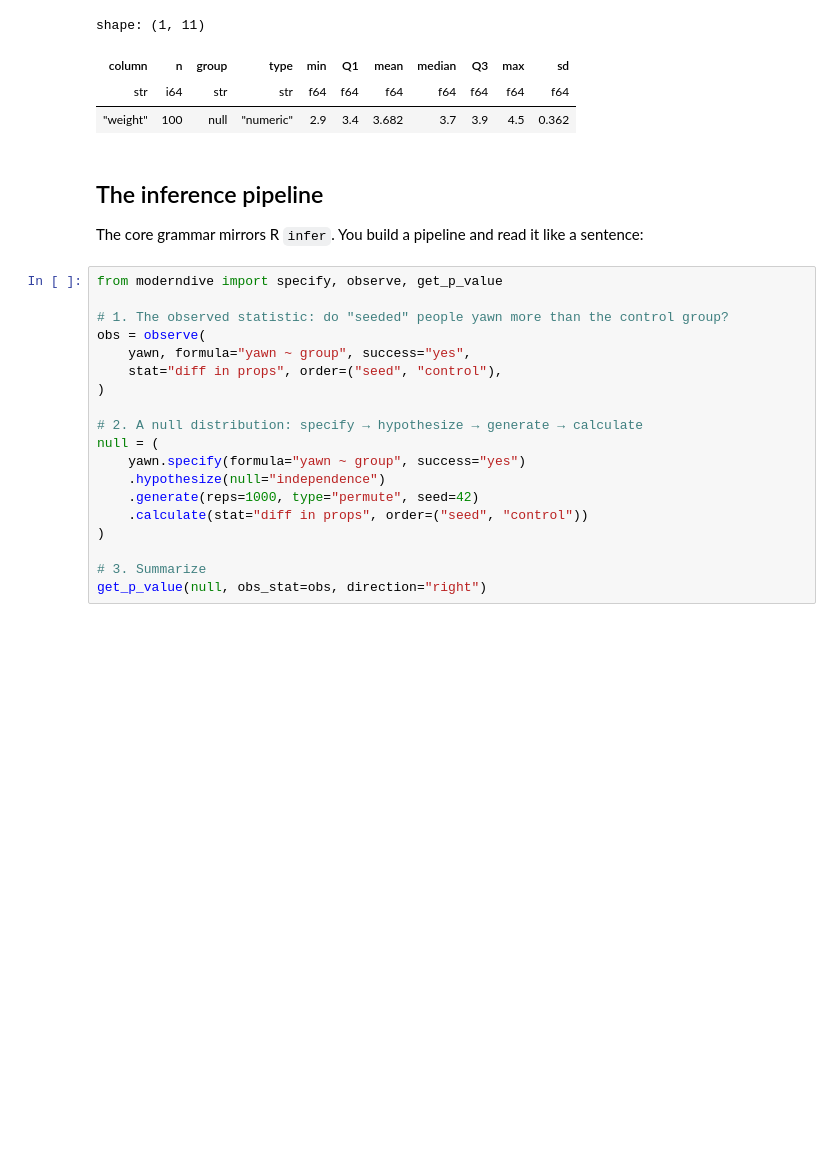
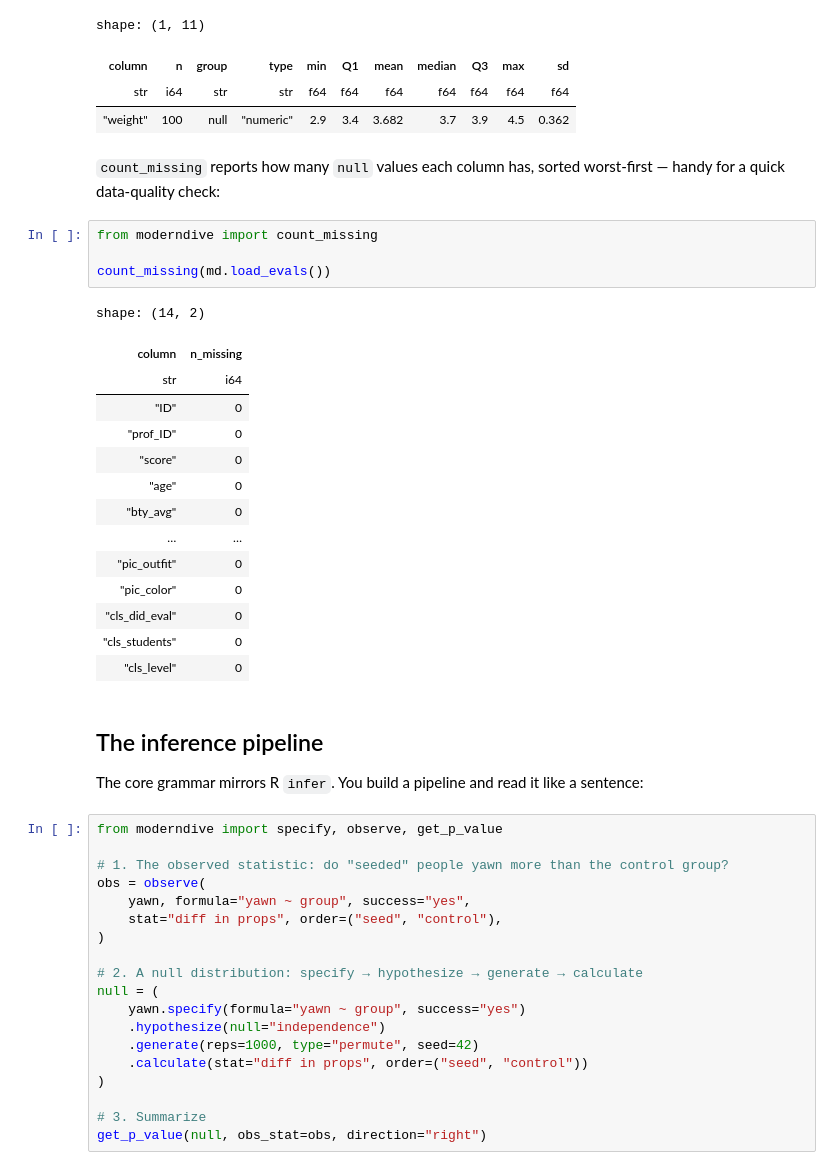
Before and after one commit to moderndive/moderndive-python, a Jupyter notebook: doc/_build/jupyter_execute/getting-started.ipynb, the cells around one changed output. Cells and saved outputs as stored; diff of their text form; blank space fills up the shorter version.

```diff
--- a/doc/_build/jupyter_execute/getting-started.ipynb
+++ b/doc/_build/jupyter_execute/getting-started.ipynb
@@ -52,6 +52,28 @@ shape: (1, 11)
 | column | n | group | type | min | Q1 | mean | median | Q3 | max | sd |
 | str | i64 | str | str | f64 | f64 | f64 | f64 | f64 | f64 | f64 |
 | "weight" | 100 | null | "numeric" | 2.9 | 3.4 | 3.682 | 3.7 | 3.9 | 4.5 | 0.362 |
+# %% [markdown]
+`count_missing` reports how many `null` values each column has, sorted worst-first
+— handy for a quick data-quality check:
+# %%
+from moderndive import count_missing
+
+count_missing(md.load_evals())
+# %% [output]
+shape: (14, 2)
+| column | n_missing |
+| str | i64 |
+| "ID" | 0 |
+| "prof_ID" | 0 |
+| "score" | 0 |
+| "age" | 0 |
+| "bty_avg" | 0 |
+| … | … |
+| "pic_outfit" | 0 |
+| "pic_color" | 0 |
+| "cls_did_eval" | 0 |
+| "cls_students" | 0 |
+| "cls_level" | 0 |
 # %% [markdown]
 ## The inference pipeline
 
```
Also changed, not shown: 28 other files.
